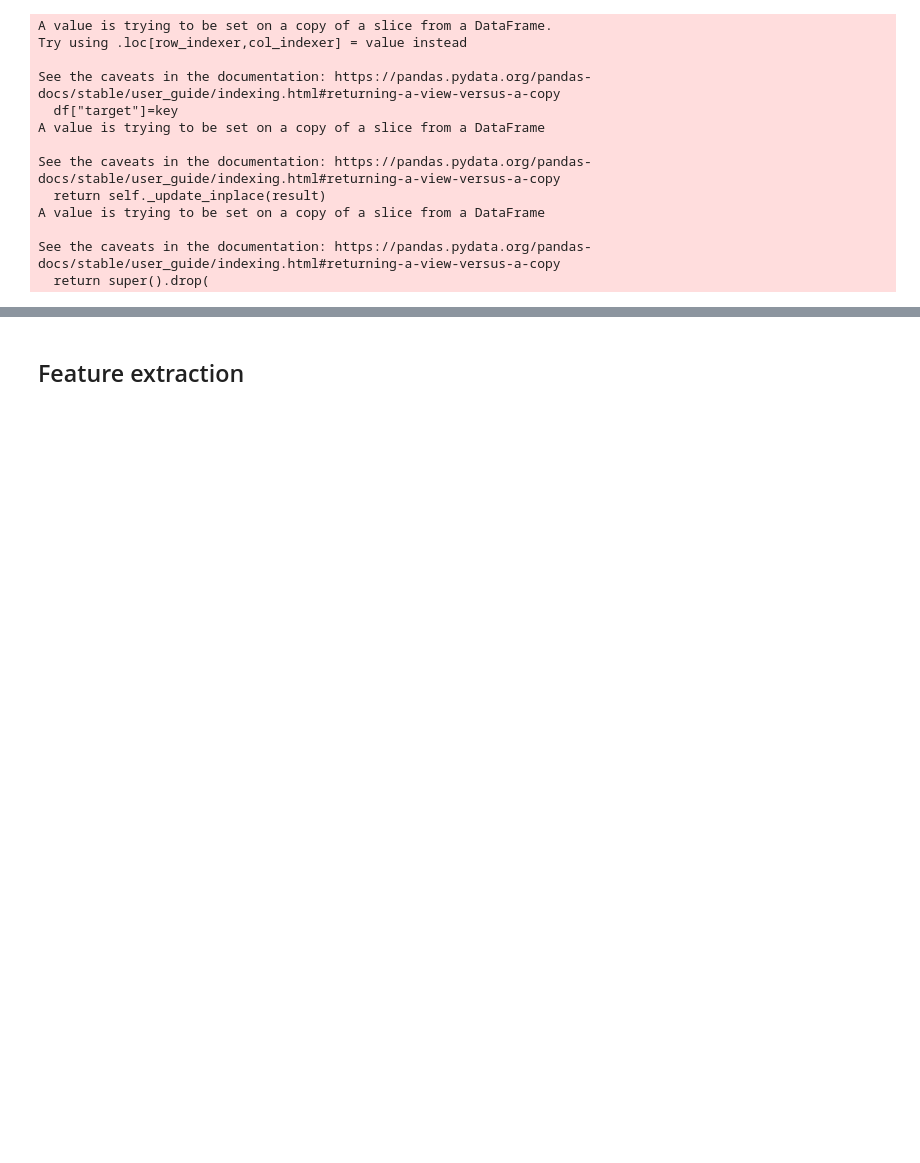
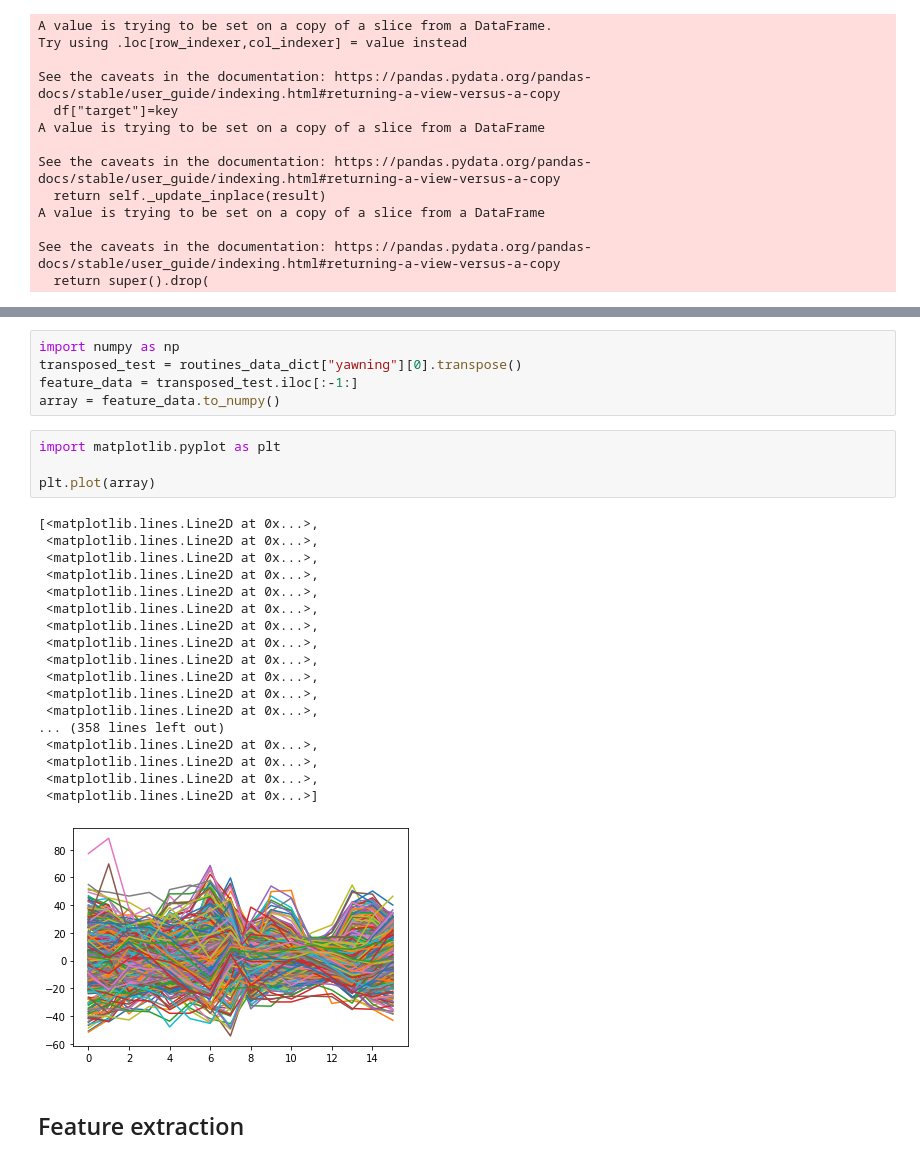
Before and after one commit to davidvblumenthal/nourriture_cEEG, a Jupyter notebook: EEG-Preprocessing-Template.ipynb, the cells around one changed output, grey strips where cells are left out. Cells and saved outputs as stored; diff of their text form; blank space fills up the shorter version.

Commit message:
test with david

```diff
--- a/EEG-Preprocessing-Template.ipynb
+++ b/EEG-Preprocessing-Template.ipynb
@@ -244,3 +226,31 @@ routines_data_dict["yawning"][37]
+# %%
+import numpy as np
+transposed_test = routines_data_dict["yawning"][0].transpose()
+feature_data = transposed_test.iloc[:-1:]
+array = feature_data.to_numpy()
+# %%
+import matplotlib.pyplot as plt
+
+plt.plot(array)
+# %% [output]
+[<matplotlib.lines.Line2D at 0x...>,
+ <matplotlib.lines.Line2D at 0x...>,
+ <matplotlib.lines.Line2D at 0x...>,
+ <matplotlib.lines.Line2D at 0x...>,
+ <matplotlib.lines.Line2D at 0x...>,
+ <matplotlib.lines.Line2D at 0x...>,
+ <matplotlib.lines.Line2D at 0x...>,
+ <matplotlib.lines.Line2D at 0x...>,
+ <matplotlib.lines.Line2D at 0x...>,
+ <matplotlib.lines.Line2D at 0x...>,
+ <matplotlib.lines.Line2D at 0x...>,
+ <matplotlib.lines.Line2D at 0x...>,
+... (358 lines left out)
+ <matplotlib.lines.Line2D at 0x...>,
+ <matplotlib.lines.Line2D at 0x...>,
+ <matplotlib.lines.Line2D at 0x...>,
+ <matplotlib.lines.Line2D at 0x...>]
+[figure, added]
 # %% [markdown]
 ## Feature extraction
 # %%
```
Also changed, not shown: parts of 3 cells of this notebook.
